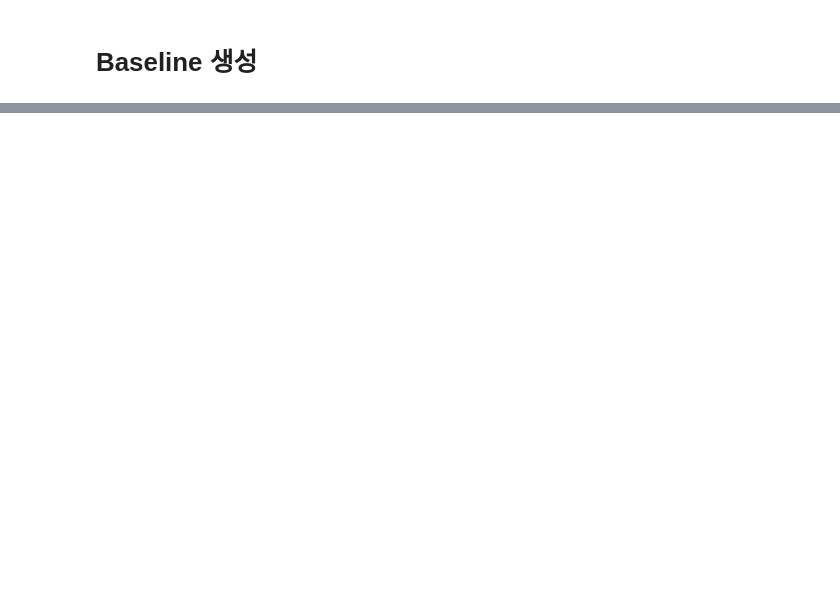
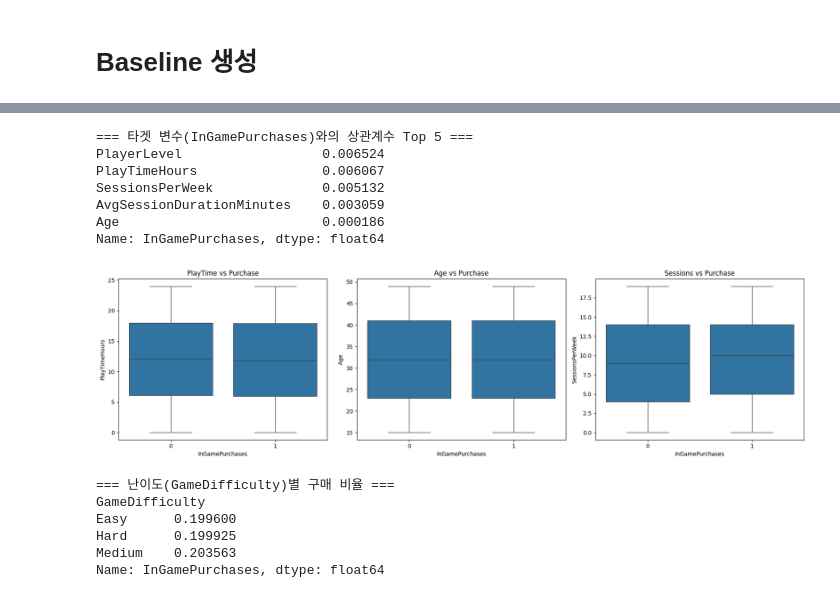
Before and after one commit to mkk4726/mobile-marketing-analytics-ml, a Jupyter notebook: notebooks/predict-online-gaming-behavior.ipynb, the cells around one changed output, grey strips where cells are left out. Drawn from its saved outputs; the diff is of its cells as text; code cells hidden in the pictures; blank space fills up the shorter version.

```diff
--- a/notebooks/predict-online-gaming-behavior.ipynb
+++ b/notebooks/predict-online-gaming-behavior.ipynb
@@ -185,0 +621,51 @@ AUC: 0.4861
+# %%
+import seaborn as sns
+import matplotlib.pyplot as plt
+
+# 1. 수치형 변수들과 타겟 간의 상관계수 확인
+# 상관계수가 0에 가까우면(예: 0.01 미만) 선형적인 관계가 전혀 없다는 뜻입니다.
+numeric_cols = df.select_dtypes(include=['number']).columns
+corr = df[numeric_cols].corr()['InGamePurchases'].drop('InGamePurchases')
+
+print("=== 타겟 변수(InGamePurchases)와의 상관계수 Top 5 ===")
+print(corr.abs().sort_values(ascending=False).head(5))
+print("\n")
+
+# 2. 핵심 변수들의 분포 차이 시각화
+# 구매자(1)와 비구매자(0)의 분포가 완전히 겹친다면, 해당 변수로는 구분이 불가능합니다.
+fig, axes = plt.subplots(1, 3, figsize=(18, 5))
+
+# 플레이 시간 vs 구매 여부
+sns.boxplot(x='InGamePurchases', y='PlayTimeHours', data=df, ax=axes[0])
+axes[0].set_title('PlayTime vs Purchase')
+
+# 나이 vs 구매 여부
+sns.boxplot(x='InGamePurchases', y='Age', data=df, ax=axes[1])
+axes[1].set_title('Age vs Purchase')
+
+# 주간 세션 수 vs 구매 여부
+sns.boxplot(x='InGamePurchases', y='SessionsPerWeek', data=df, ax=axes[2])
+axes[2].set_title('Sessions vs Purchase')
+
+plt.tight_layout()
+plt.show()
+
+# 3. 범주형 변수 비율 차이 확인 (예: 난이도별 구매율)
+# 모든 그룹의 구매율이 전체 평균(약 20%)과 비슷하다면 변별력이 없는 것입니다.
+print("=== 난이도(GameDifficulty)별 구매 비율 ===")
+print(df.groupby('GameDifficulty')['InGamePurchases'].mean())
+# %% [output]
+=== 타겟 변수(InGamePurchases)와의 상관계수 Top 5 ===
+PlayerLevel                  0.006524
+PlayTimeHours                0.006067
+SessionsPerWeek              0.005132
+AvgSessionDurationMinutes    0.003059
+Age                          0.000186
+Name: InGamePurchases, dtype: float64
+[figure, added]
+=== 난이도(GameDifficulty)별 구매 비율 ===
+GameDifficulty
+Easy      0.199600
+Hard      0.199925
+Medium    0.203563
+Name: InGamePurchases, dtype: float64
```
Also changed, not shown: parts of 9 cells of this notebook, 1 other file.
